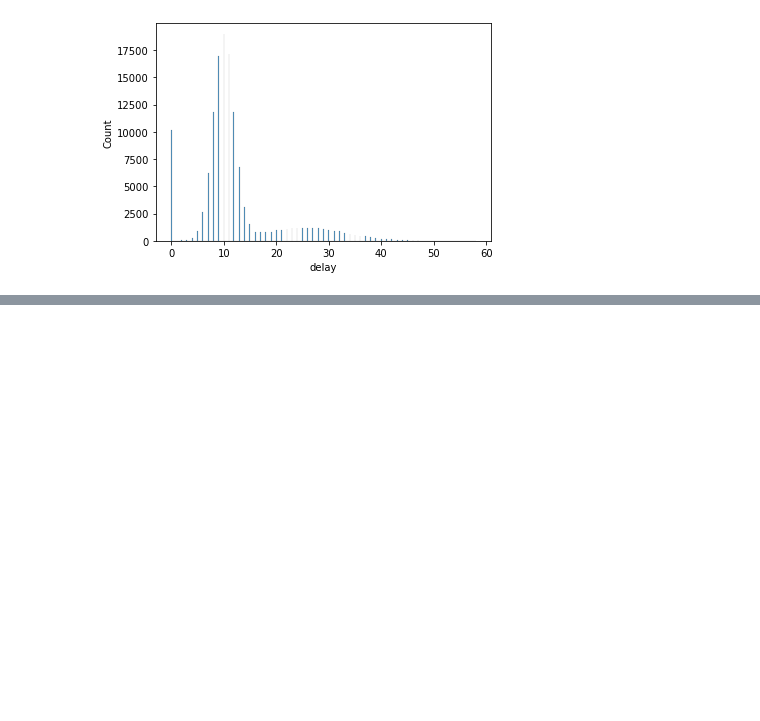
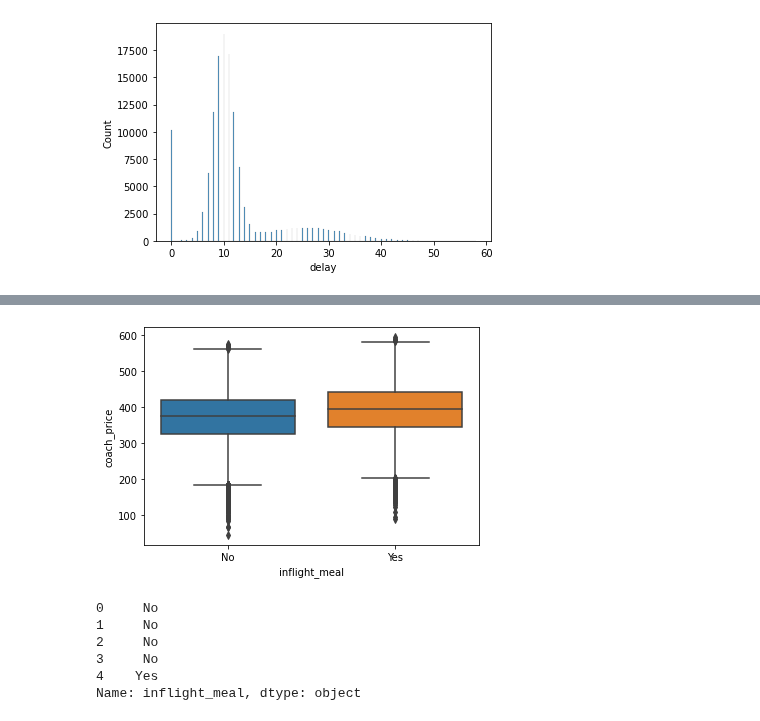
Before and after one commit to cacaprog/Exercises, a Jupyter notebook: Airline Analysis/MC_Airline_Analysis.ipynb, the cells around one changed output, grey strips where cells are left out. Drawn from its saved outputs; the diff is of its cells as text; code cells hidden in the pictures; blank space fills up the shorter version.

```diff
--- a/Airline Analysis/MC_Airline_Analysis.ipynb
+++ b/Airline Analysis/MC_Airline_Analysis.ipynb
@@ -70,0 +78,20 @@ plt.show()
+# %%
+#task 5
+from matplotlib.pyplot import boxplot
+
+plt.clf()
+
+sns.boxplot(data=flights, x="inflight_meal", y="coach_price")
+
+plt.show()
+# %% [output]
+[figure, added]
+# %%
+print(flights.inflight_meal.head())
+# %% [output]
+0     No
+1     No
+2     No
+3     No
+4    Yes
+Name: inflight_meal, dtype: object
```
Also changed, not shown: parts of 7 cells of this notebook, 1 other file.
